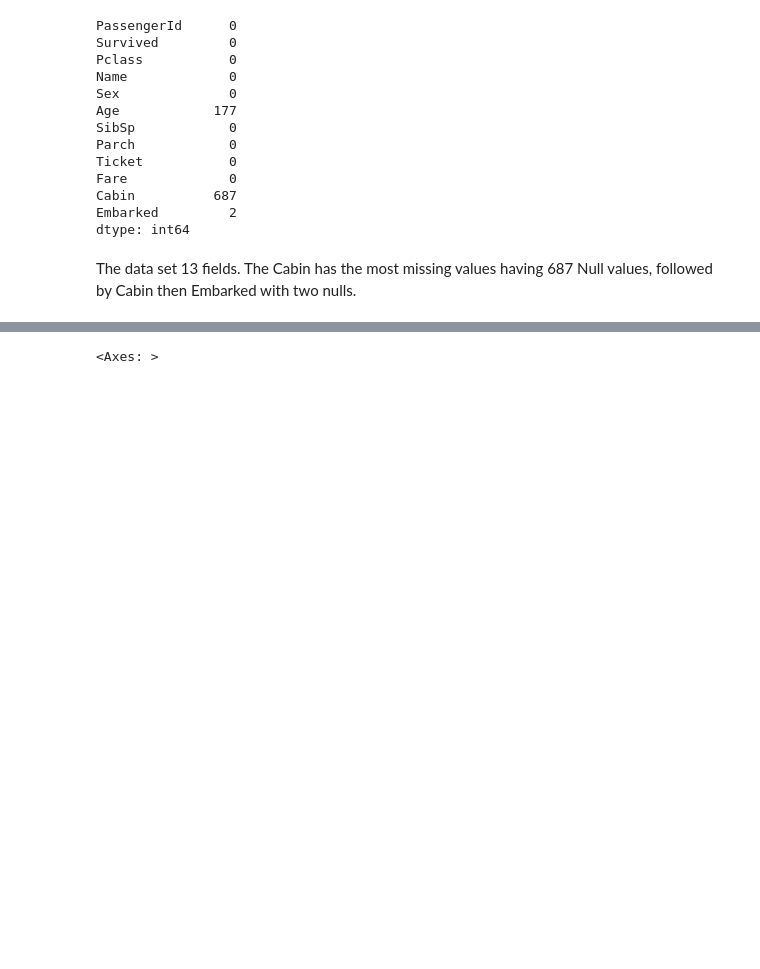
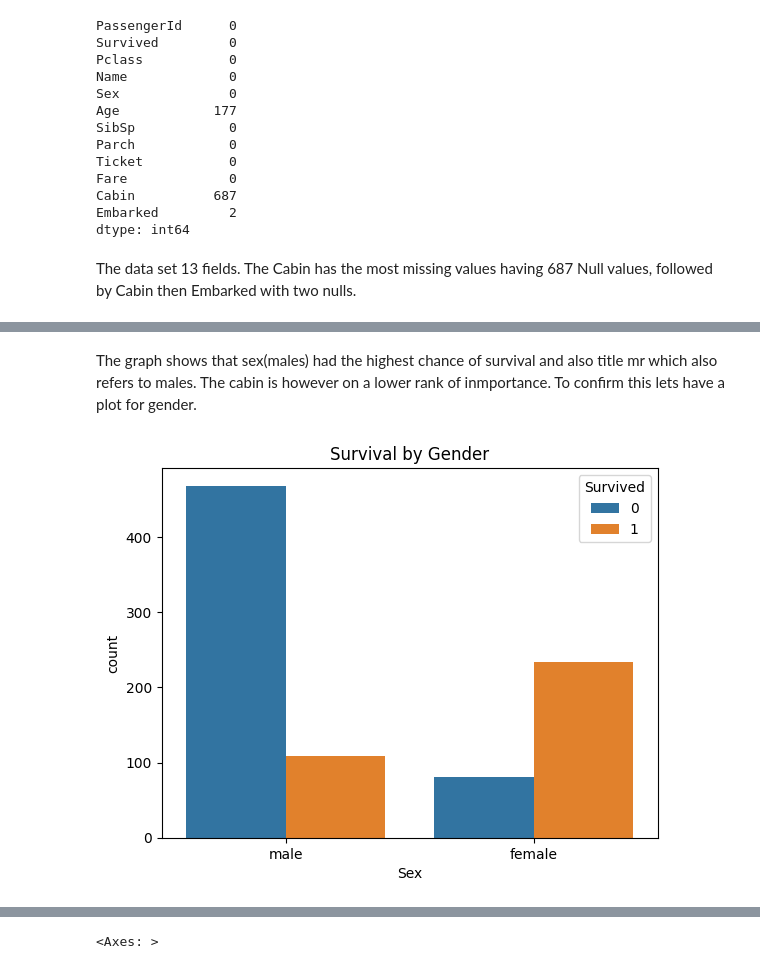
Before and after one commit to cess-dev/Titanic_Survival, a Jupyter notebook: notebooks/Titanic_Feature_Engineering.ipynb, the cells around one changed output, grey strips where cells are left out. Cells and saved outputs as stored; diff of their text form; code cells hidden in the pictures; blank space fills up the shorter version.

```diff
--- a/notebooks/Titanic_Feature_Engineering.ipynb
+++ b/notebooks/Titanic_Feature_Engineering.ipynb
@@ -140,0 +268,8 @@ plt.show()
+# %% [markdown]
+The graph shows that sex(males) had the highest chance of survival and also title mr which also refers to males. The cabin is however on a lower rank of inmportance. To confirm this lets have a plot for gender.
+# %%
+sns.countplot(x="Sex", hue="Survived", data=df)
+plt.title("Survival by Gender")
+plt.show()
+# %% [output]
+[figure, added]
```
Also changed, not shown: parts of 52 cells of this notebook.
